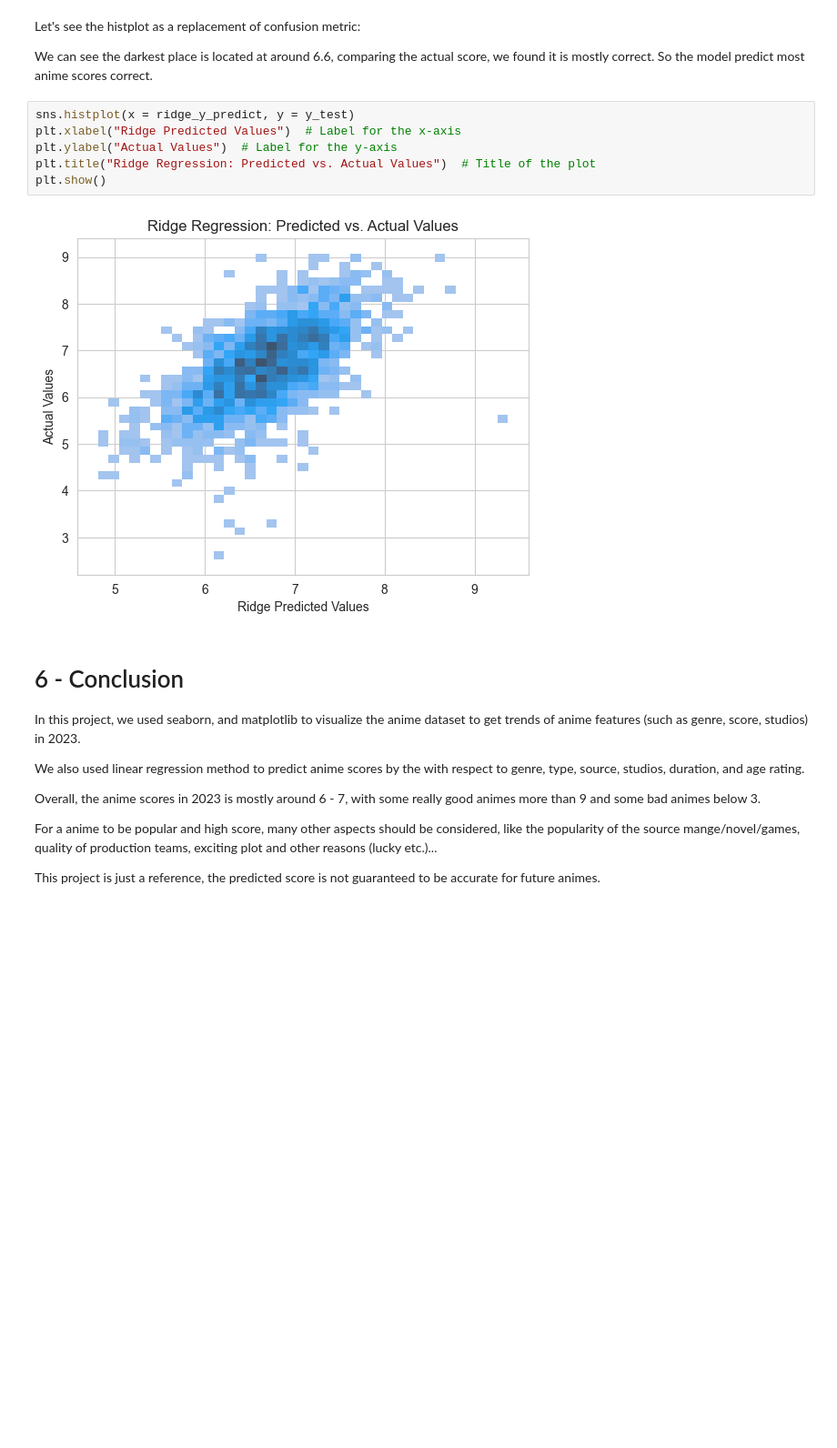
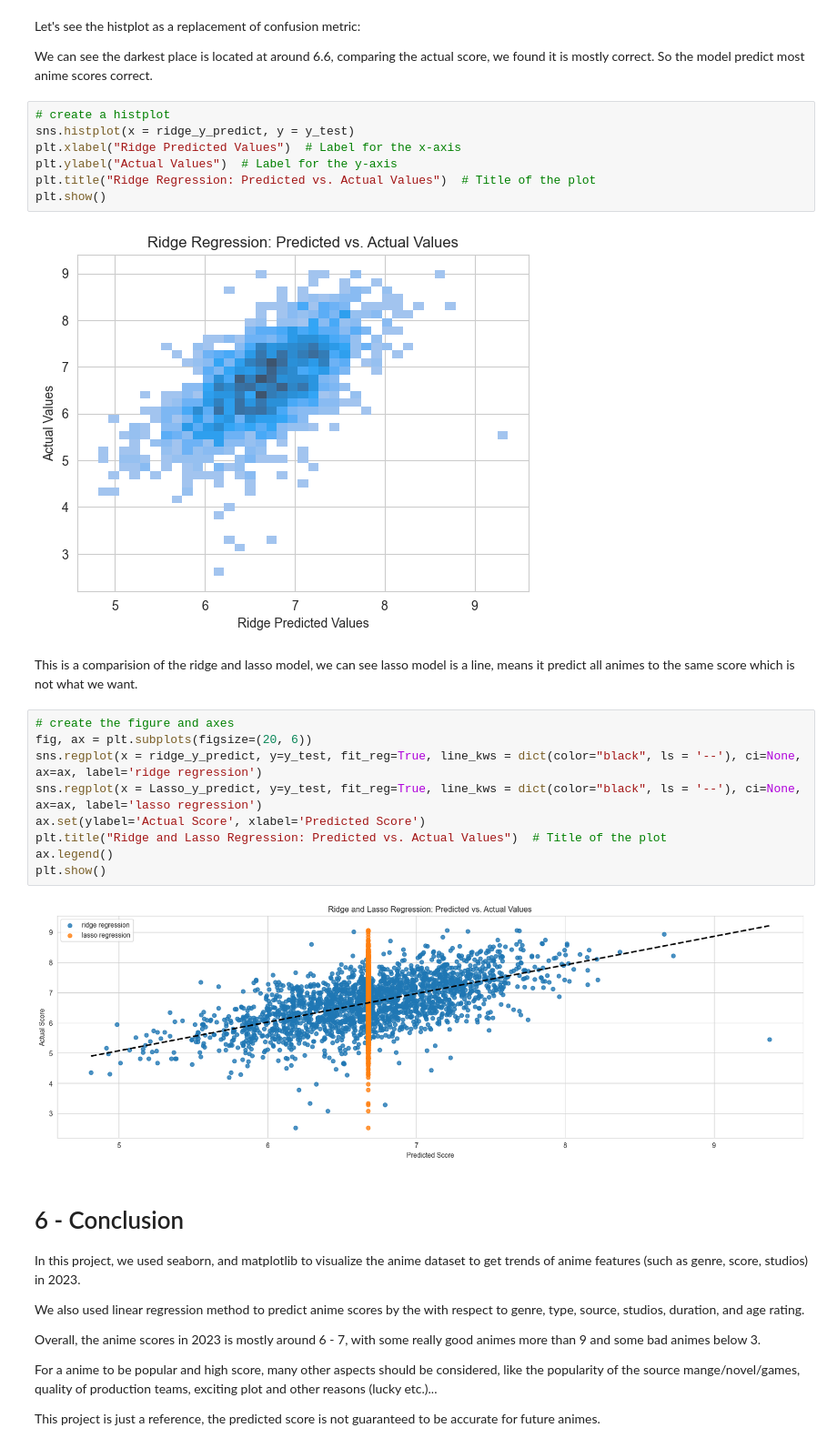
Before and after one commit to Threegoldsqwq/Machine_Learning_Anime_Recommendation, a Jupyter notebook: Animes_Analysis.ipynb, the cells around one changed output. Shown at 91% size. Drawn from its saved outputs; the diff is of its cells as text; blank space fills up the shorter version.

```diff
--- a/Animes_Analysis.ipynb
+++ b/Animes_Analysis.ipynb
@@ -813,6 +822,7 @@ Let's see the histplot as a replacement of confusion metric:
 
 We can see the darkest place is located at around 6.6, comparing the actual score, we found it is mostly correct. So the model predict most anime scores correct.
 # %%
+# create a histplot
 sns.histplot(x = ridge_y_predict, y = y_test)
 plt.xlabel("Ridge Predicted Values")  # Label for the x-axis
 plt.ylabel("Actual Values")  # Label for the y-axis
@@ -820,6 +830,19 @@ plt.title("Ridge Regression: Predicted vs. Actual Values")  # Title of the plot
 plt.show()
 # %% [output]
 [figure]
+# %% [markdown]
+This is a comparision of the ridge and lasso model, we can see lasso model is a line, means it predict all animes to the same score which is not what we want.
+# %%
+# create the figure and axes
+fig, ax = plt.subplots(figsize=(20, 6))
+sns.regplot(x = ridge_y_predict, y=y_test, fit_reg=True, line_kws = dict(color="black", ls = '--'), ci=None, ax=ax, label='ridge regression')
+sns.regplot(x = Lasso_y_predict, y=y_test, fit_reg=True, line_kws = dict(color="black", ls = '--'), ci=None, ax=ax, label='lasso regression')
+ax.set(ylabel='Actual Score', xlabel='Predicted Score')
+plt.title("Ridge and Lasso Regression: Predicted vs. Actual Values")  # Title of the plot
+ax.legend()
+plt.show()
+# %% [output]
+[figure, added]
 # %% [markdown]
 # 6 - Conclusion
 
```
Also changed, not shown: parts of 10 cells of this notebook.
